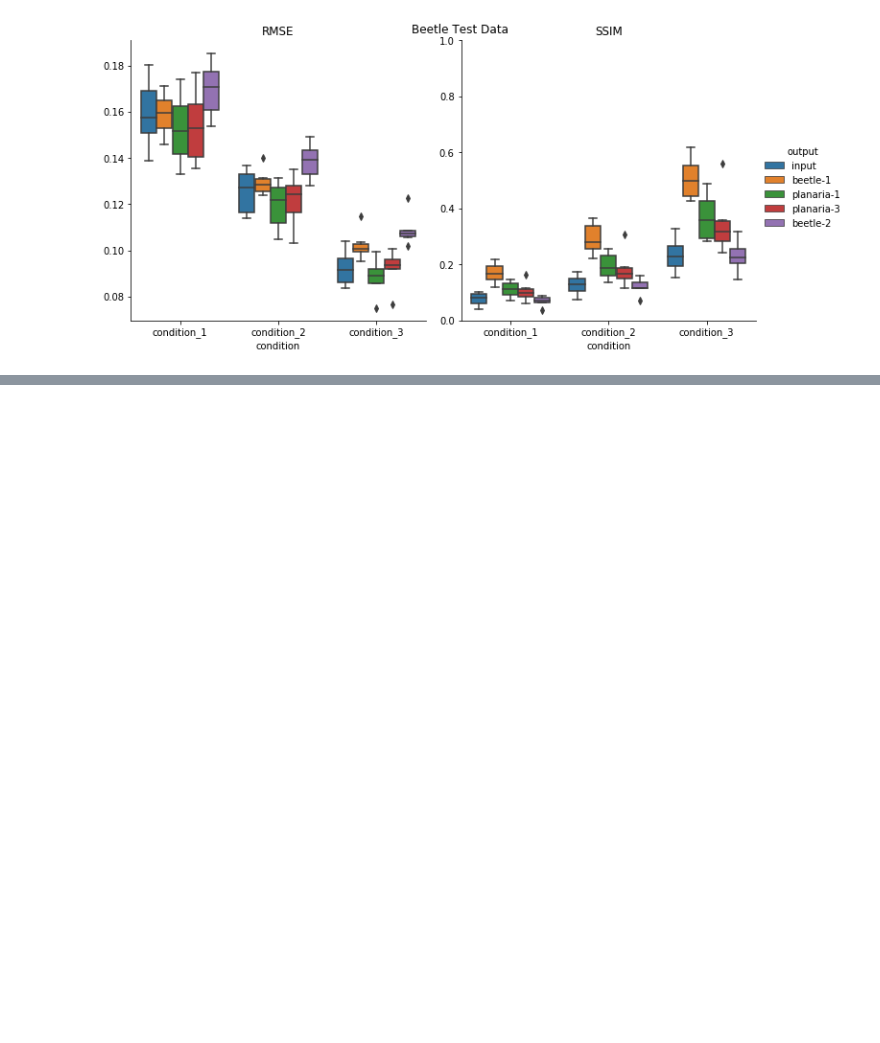
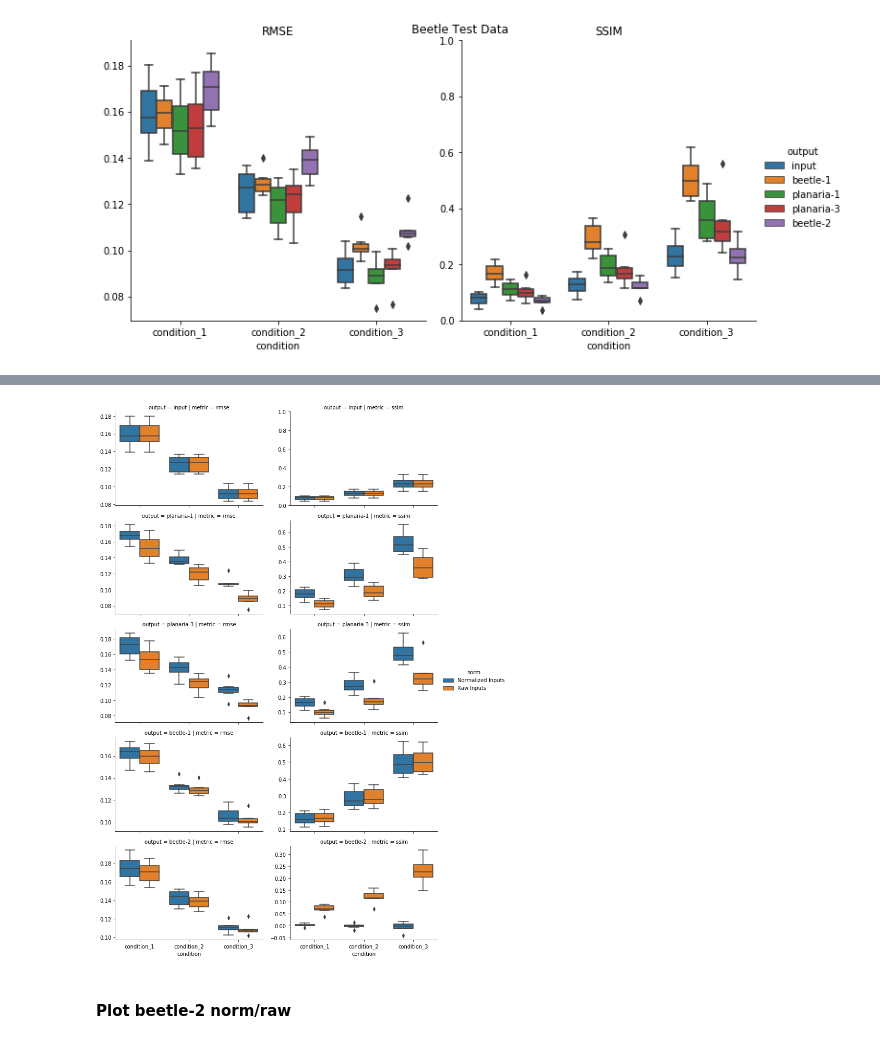
Before and after one commit to ksr987/COMP551-MP4, a Jupyter notebook: denoising/6_figures_tables.ipynb, the cells around one changed output, grey strips where cells are left out. Drawn from its saved outputs; the diff is of its cells as text; code cells hidden in the pictures; blank space fills up the shorter version.

```diff
--- a/denoising/6_figures_tables.ipynb
+++ b/denoising/6_figures_tables.ipynb
@@ -192,0 +355,28 @@ for df, name in zip(df_ls, ['Planaria Test Data', 'Beetle Test Data']):
+# %%
+# See how each model is affected by the normalization change
+df_ls = [pd.read_csv(f) for f in ['beetle_results/2019-04-14-test_raw-2.csv',
+                                  'tables/beetle_test_data_raw.csv']]
+
+for df, name in zip(df_ls, ['Normalized Inputs', 'Raw Inputs']):
+    df['norm'] = name
+    df['output'] = [re.split('\d{4}-\d{2}-\d{2}-', o)[-1] for o in df['output']]
+
+df = pd.concat(df_ls, sort=True)
+df = df[df['output'].isin(df_ls[0]['output'].unique())]
+
+g = sns.catplot(x='condition', y='value',
+                height=3, aspect=16/10,
+                kind='box',
+                col='metric',
+                hue='norm',
+                row='output',
+#                 hue_order=cols,
+                sharey=False, data=df)
+g.axes[0,1].set_ylim(0,1)
+g.set_ylabels('')
+g.fig.figure
+plt.show()
+# %% [output]
+[figure, added]
+# %% [markdown]
+#### Plot beetle-2 norm/raw
```
Also changed, not shown: parts of 21 cells of this notebook, 53 other files.
